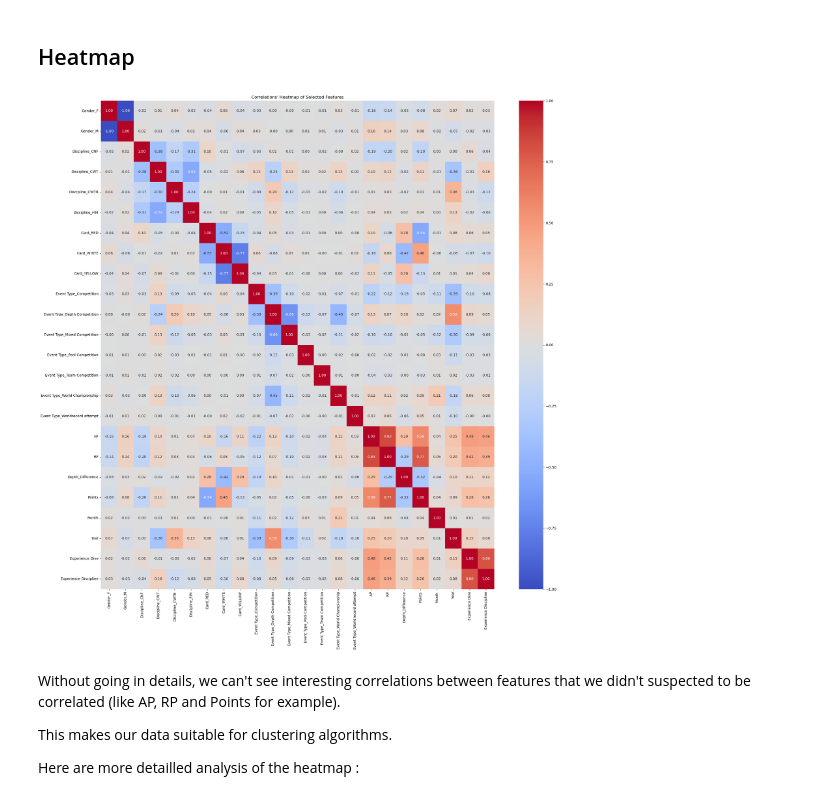
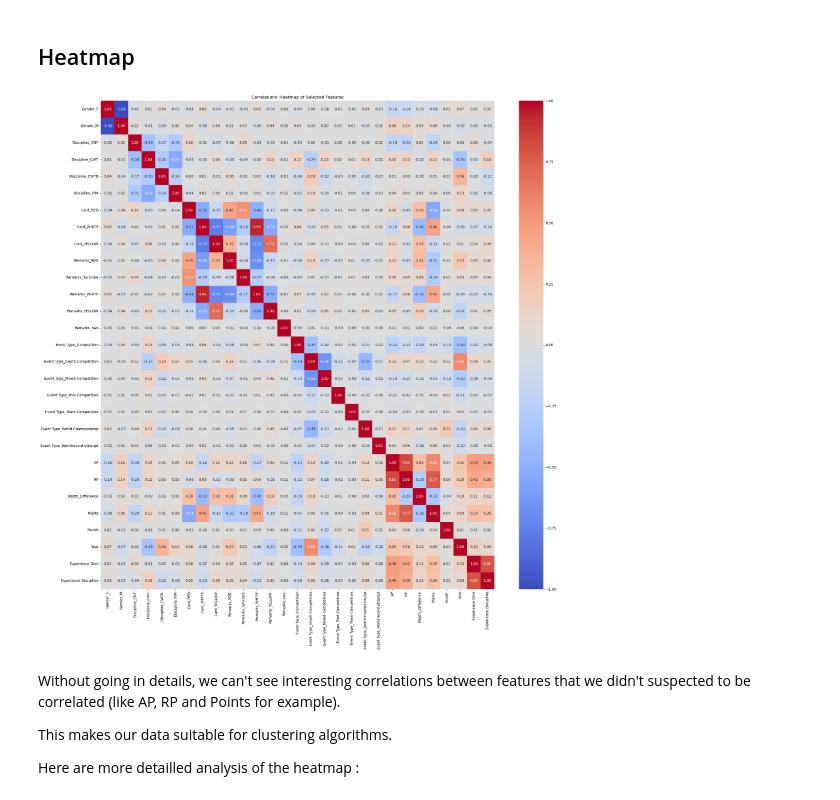
Before and after one commit to ai-mohammed/Projet-Machine-Learning-apn-e, a Jupyter notebook: src/Machine_learning.ipynb, the cells around one changed output. Saved outputs shown, nothing was run; the diff lists cells and outputs as text; code cells hidden in the pictures.

```diff
--- a/src/Machine_learning.ipynb
+++ b/src/Machine_learning.ipynb
@@ -22,7 +22,7 @@ from sklearn.linear_model import LogisticRegression
 # %% [markdown]
 ## Load the Dataset
 # %%
-df = pd.read_csv('../../Data/for_ml_df.csv').drop("Unnamed: 0", axis=1)
+df = pd.read_csv('../Data/for_ml_df.csv').drop("Unnamed: 0", axis=1)
 df.head()
 # %% [output]
 |  | Gender_F | Gender_M | Discipline_CNF | Discipline_CWT | Discipline_CWTB | Discipline_FIM | Card_RED | ... |
@@ -72,15 +73,15 @@ Index(['Gender_F', 'Gender_M', 'Discipline_CNF', 'Discipline_CWT',
 ## Heatmap
 # %%
 # Calculating the correlation matrix
-correlation_matrix = df.drop("Remarks", axis=1).corr()
+correlation_matrix = df.corr()
 
 # Plotting the heatmap
 plt.figure(figsize=(25, 25))
 sns.heatmap(correlation_matrix, annot=True, cmap='coolwarm', fmt=".2f")
 plt.title("Correlations' Heatmap of Selected Features")
 plt.show()
 # %% [output]
-[figure, old version]
+[figure, new version]
 # %% [markdown]
 Without going in details, we can't see interesting correlations between features that we didn't suspected to be correlated (like AP, RP and Points for example).
 
```
Also changed, not shown: parts of 21 cells of this notebook.
